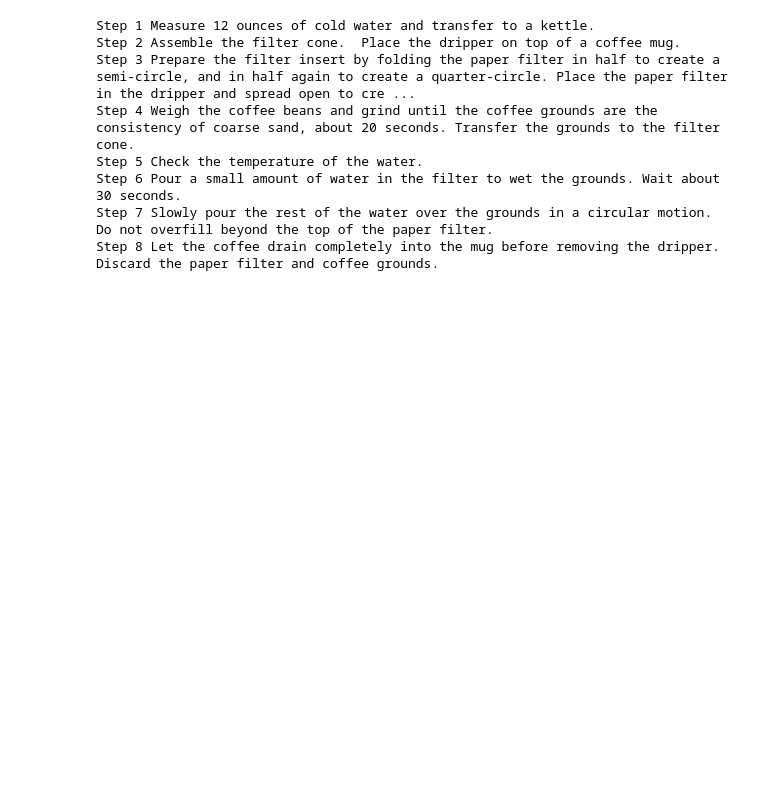
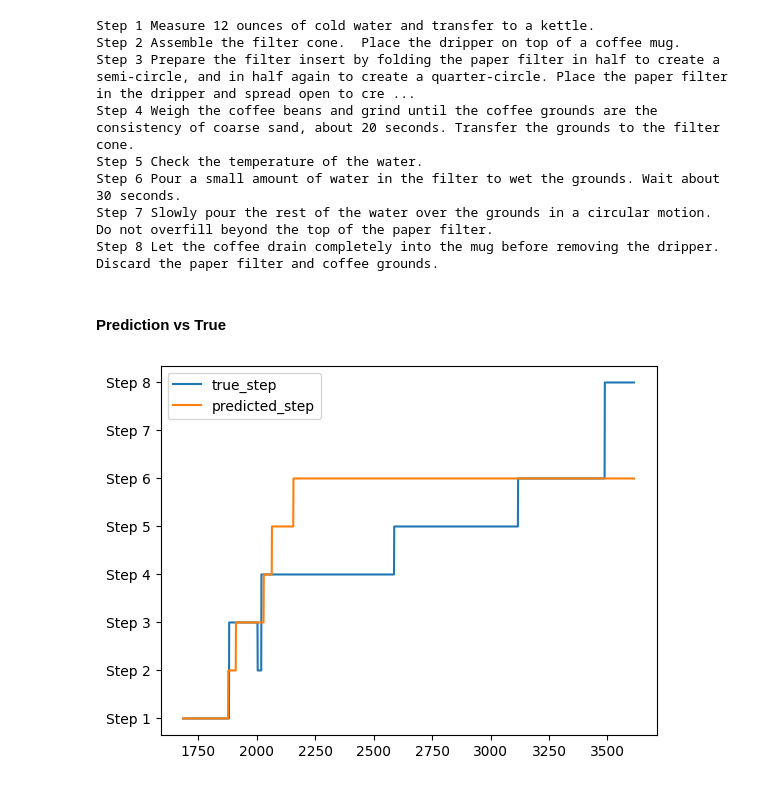
Before and after one commit to VIDA-NYU/tim-reasoning, a Jupyter notebook: scripts/evaluations/frames_evaluation.ipynb, the cells around one changed output. Cells and saved outputs as stored; diff of their text form; code cells hidden in the pictures; blank space fills up the shorter version.

```diff
--- a/scripts/evaluations/frames_evaluation.ipynb
+++ b/scripts/evaluations/frames_evaluation.ipynb
@@ -43,3 +46,5 @@ Step 5 Check the temperature of the water.
 Step 6 Pour a small amount of water in the filter to wet the grounds. Wait about 30 seconds.
 Step 7 Slowly pour the rest of the water over the grounds in a circular motion. Do not overfill beyond the top of the paper filter.
 Step 8 Let the coffee drain completely into the mug before removing the dripper. Discard the paper filter and coffee grounds.
+# %% [markdown]
+#### Prediction vs True
@@ -46 +55,7 @@ Step 8 Let the coffee drain completely into the mug before removing the dripper.
+# %%
+axes = results.plot()
+axes.set_yticks([i+1 for i in step_labels.values()], labels=step_labels.keys())
+axes;
+# %% [output]
+[figure, added]
 # %%
```
Also changed, not shown: parts of 7 cells of this notebook, 1 other file.
